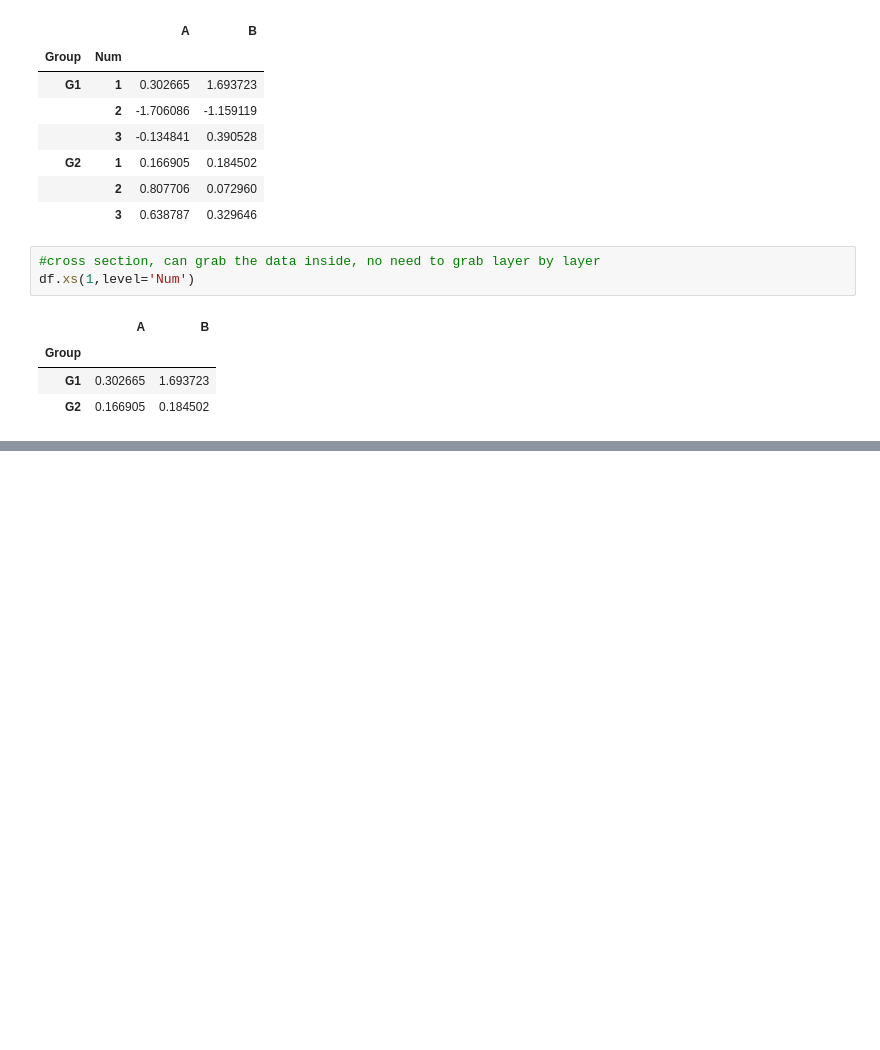
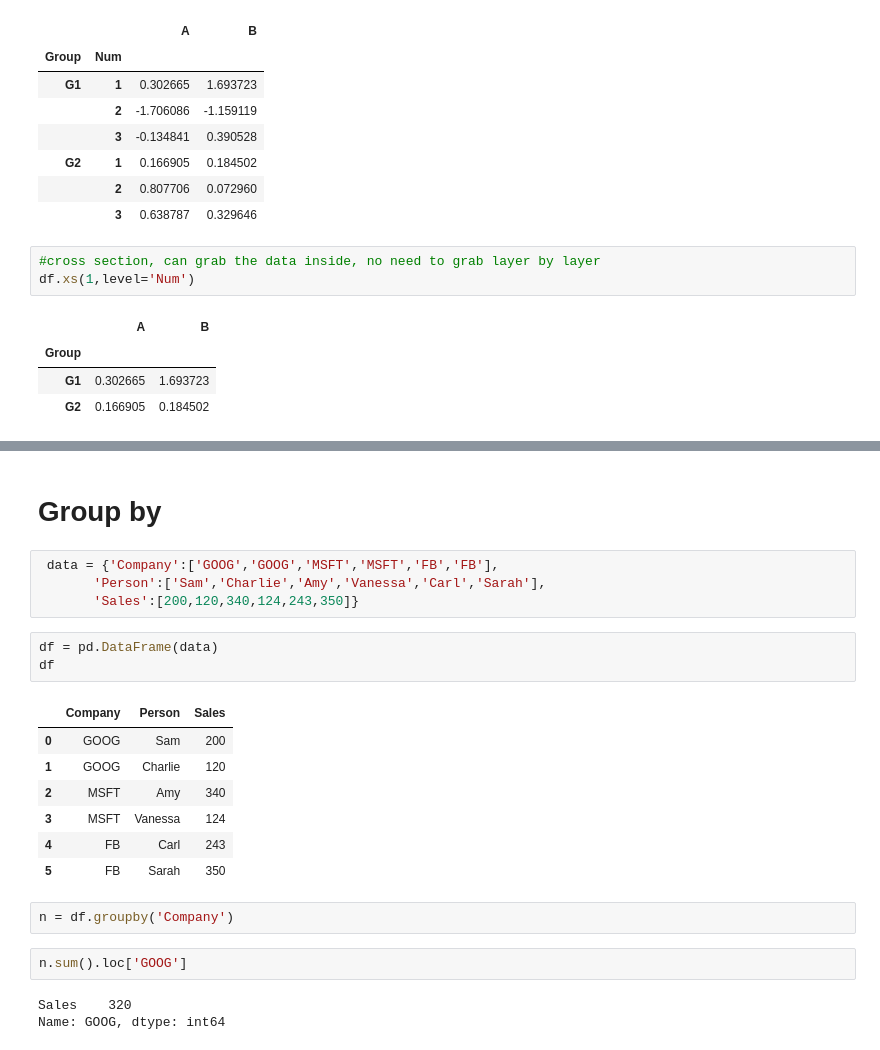
Before and after one commit to jingwang9302/DataScience-and-ML, a Jupyter notebook: Panda.ipynb, the cells around one changed output, grey strips where cells are left out. Drawn from its saved outputs; the diff is of its cells as text; blank space fills up the shorter version.

Commit message:
add NaN and groupby

```diff
--- a/Panda.ipynb
+++ b/Panda.ipynb
@@ -278,0 +315,24 @@ df.xs(1,level='Num')
+# %% [markdown]
+# Group by
+# %%
+ data = {'Company':['GOOG','GOOG','MSFT','MSFT','FB','FB'],
+       'Person':['Sam','Charlie','Amy','Vanessa','Carl','Sarah'],
+       'Sales':[200,120,340,124,243,350]}
+# %%
+df = pd.DataFrame(data)
+df
+# %% [output]
+|  | Company | Person | Sales |
+| 0 | GOOG | Sam | 200 |
+| 1 | GOOG | Charlie | 120 |
+| 2 | MSFT | Amy | 340 |
+| 3 | MSFT | Vanessa | 124 |
+| 4 | FB | Carl | 243 |
+| 5 | FB | Sarah | 350 |
+# %%
+n = df.groupby('Company')
+# %%
+n.sum().loc['GOOG']
+# %% [output]
+Sales    320
+Name: GOOG, dtype: int64
```
Also changed, not shown: parts of 8 cells of this notebook.
